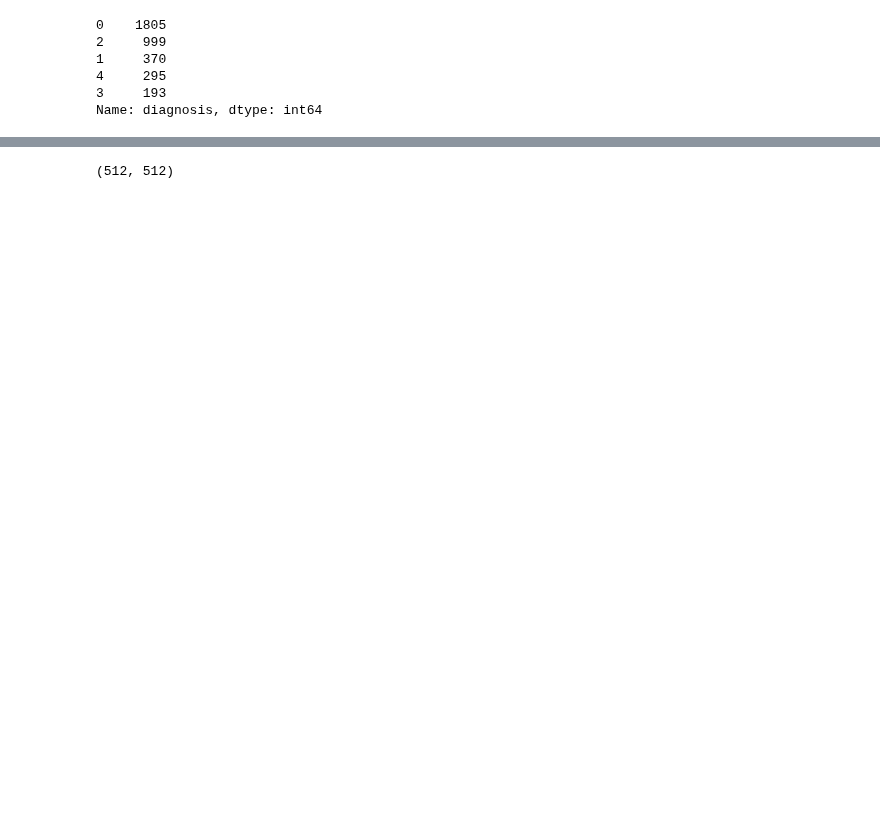
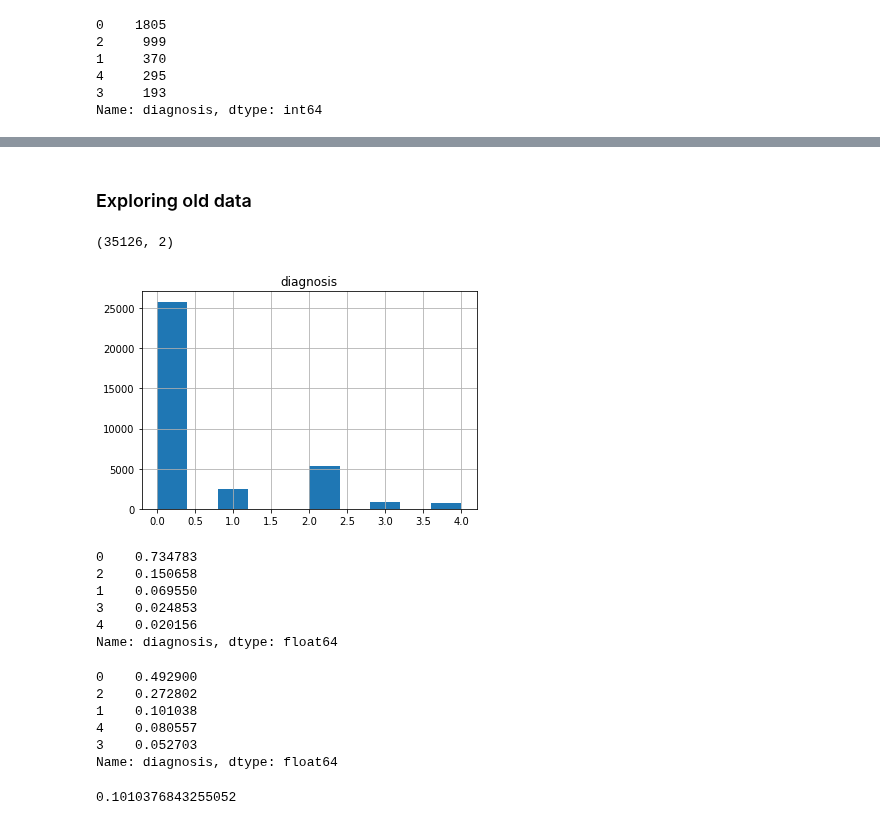
Before and after one commit to pyaf/Image-classification-pytorch, a Jupyter notebook: notebooks/EDA.ipynb, the cells around one changed output, grey strips where cells are left out. Drawn from its saved outputs; the diff is of its cells as text; code cells hidden in the pictures; blank space fills up the shorter version.

```diff
--- a/notebooks/EDA.ipynb
+++ b/notebooks/EDA.ipynb
@@ -192,4 +168,0 @@ np.repeat?
-# %%
-cv2.repeat(image, 1, 1, 3).shape
-# %% [output]
-(512, 512)
@@ -197,0 +169,34 @@ cv2.addWeighted?
+# %% [markdown]
+### Exploring old data
+# %%
+train_old = pd.read_csv('../data/train_old.csv')
+train_old.shape
+# %% [output]
+(35126, 2)
+# %%
+train_old[['diagnosis']].hist();
+# %% [output]
+[figure, added]
+# %%
+train_old['diagnosis'].value_counts(normalize=True)
+# %% [output]
+0    0.734783
+2    0.150658
+1    0.069550
+3    0.024853
+4    0.020156
+Name: diagnosis, dtype: float64
+# %%
+counts = train_df['diagnosis'].value_counts(normalize=True)
+counts
+# %% [output]
+0    0.492900
+2    0.272802
+1    0.101038
+4    0.080557
+3    0.052703
+Name: diagnosis, dtype: float64
+# %%
+counts.loc[1]
+# %% [output]
+0.1010376843255052
```
Also changed, not shown: parts of 18 cells of this notebook, 8 other files.
